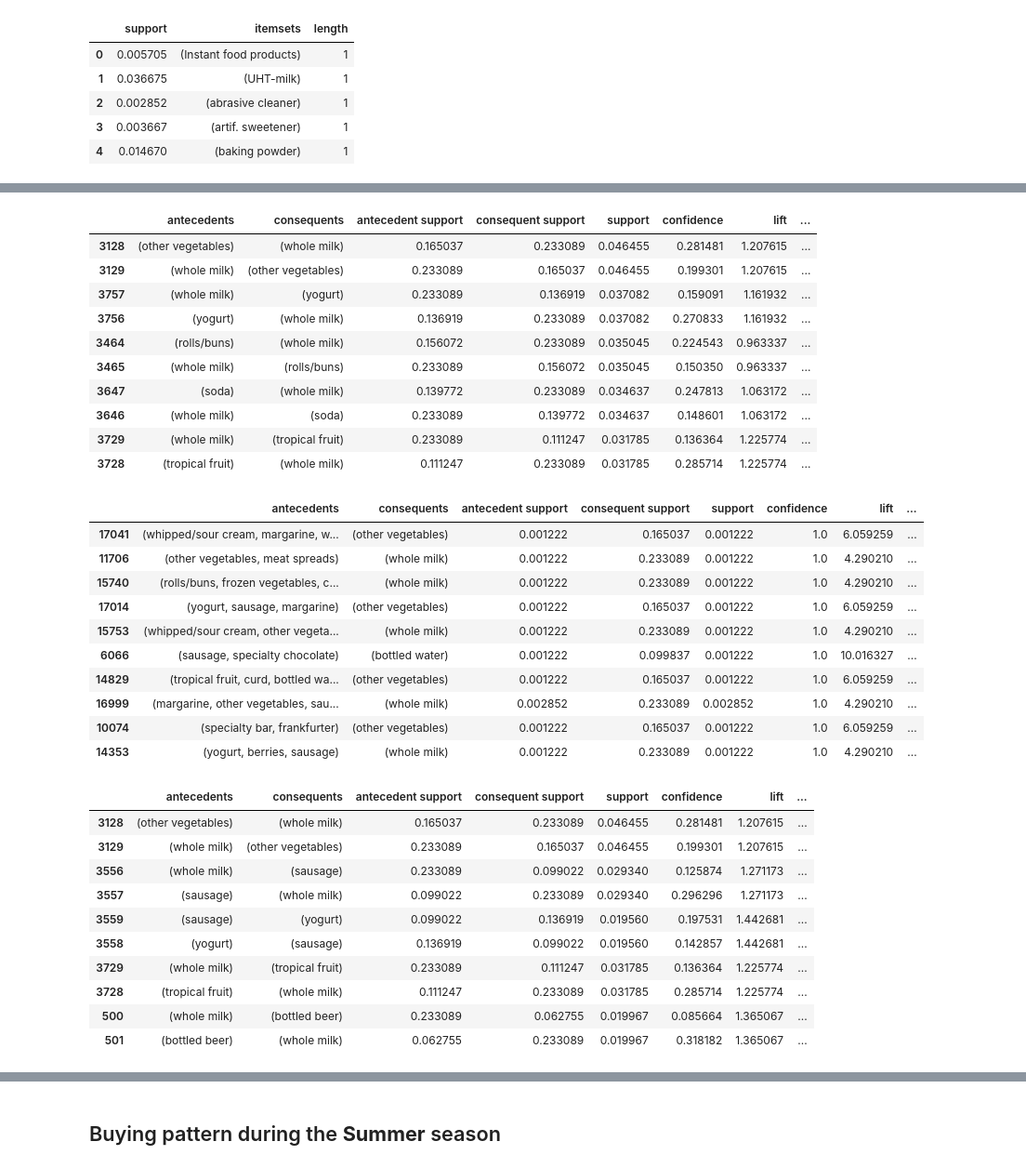
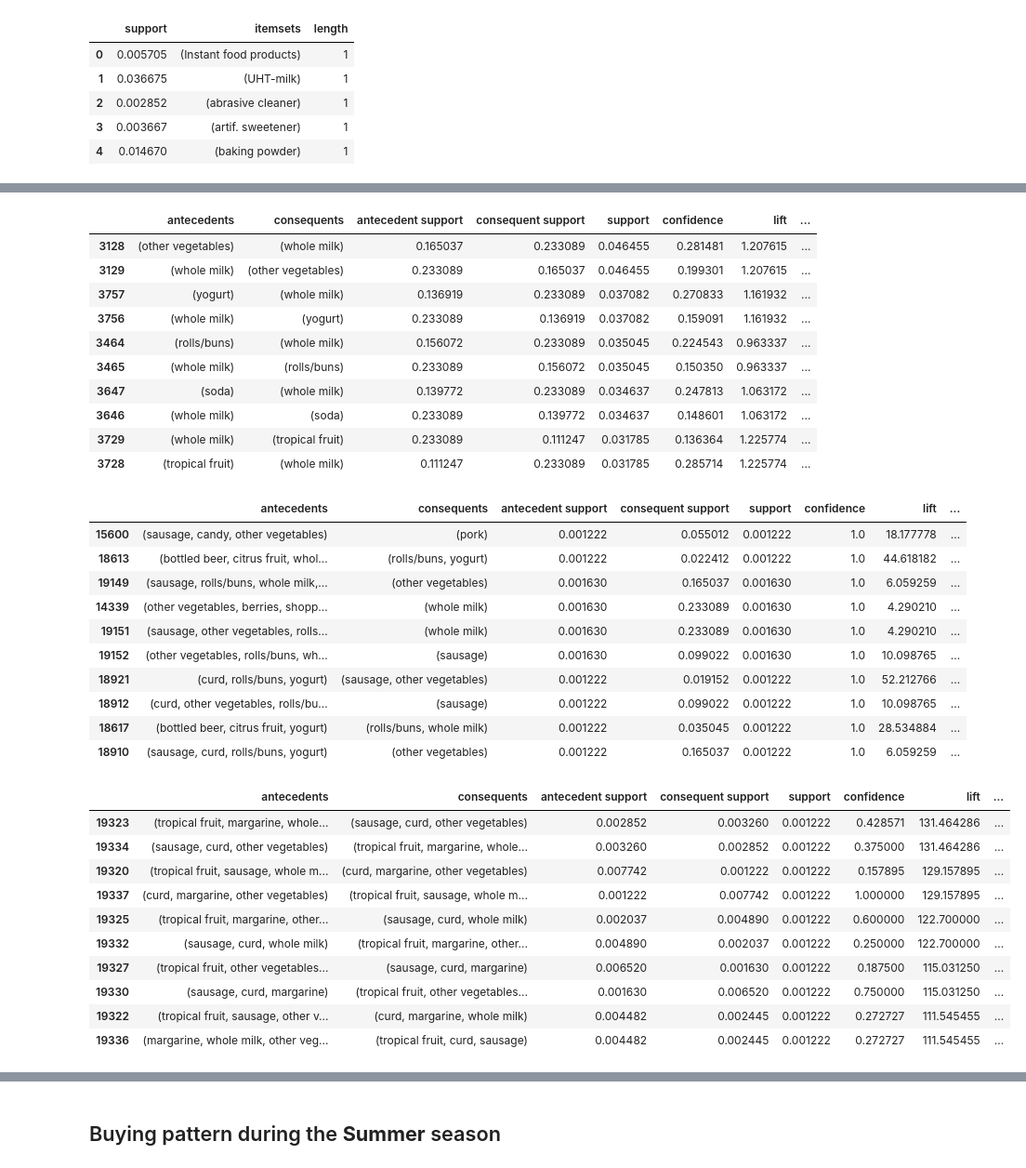
Before and after one commit to joyb05/Market-Basket-Analysis, a Jupyter notebook: Market_Basket_Analysis_Groceries_Dataset.ipynb, the cells around one changed output, grey strips where cells are left out. Shown at 93% size. Saved outputs shown, nothing was run; the diff lists cells and outputs as text; code cells hidden in the pictures.

```diff
--- a/Market_Basket_Analysis_Groceries_Dataset.ipynb
+++ b/Market_Basket_Analysis_Groceries_Dataset.ipynb
@@ -63,8 +63,6 @@ df.head()
 | 2 | 2300 | 2015-09-19 | pip fruit | 19 | 9 | 2015 | Saturday |
 | 3 | 1187 | 2015-12-12 | other vegetables | 12 | 12 | 2015 | Saturday |
 | 4 | 3037 | 2015-01-02 | whole milk | 2 | 1 | 2015 | Friday |
-# %%
-df.drop('Date', axis = 1, inplace = True)
 # %%
 df.info()
 # %% [output]
@@ -123,8 +121,6 @@ plt.show()
 [figure]
 # %% [markdown]
 ## Understanding the patterns in the data
-# %%
-df = pd.read_csv("/content/drive/MyDrive/Groceries_dataset.csv")
 # %%
 member = df
 member
@@ -631,8 +617,8 @@ top_support2.head(10)
 |  | antecedents | consequents | antecedent support | consequent support | support | confidence | lift | ... |
 | 3128 | (other vegetables) | (whole milk) | 0.165037 | 0.233089 | 0.046455 | 0.281481 | 1.207615 | ... |
 | 3129 | (whole milk) | (other vegetables) | 0.233089 | 0.165037 | 0.046455 | 0.199301 | 1.207615 | ... |
-| 3757 | (whole milk) | (yogurt) | 0.233089 | 0.136919 | 0.037082 | 0.159091 | 1.161932 | ... |
-| 3756 | (yogurt) | (whole milk) | 0.136919 | 0.233089 | 0.037082 | 0.270833 | 1.161932 | ... |
+| 3757 | (yogurt) | (whole milk) | 0.136919 | 0.233089 | 0.037082 | 0.270833 | 1.161932 | ... |
+| 3756 | (whole milk) | (yogurt) | 0.233089 | 0.136919 | 0.037082 | 0.159091 | 1.161932 | ... |
 | 3464 | (rolls/buns) | (whole milk) | 0.156072 | 0.233089 | 0.035045 | 0.224543 | 0.963337 | ... |
 | 3465 | (whole milk) | (rolls/buns) | 0.233089 | 0.156072 | 0.035045 | 0.150350 | 0.963337 | ... |
 | 3647 | (soda) | (whole milk) | 0.139772 | 0.233089 | 0.034637 | 0.247813 | 1.063172 | ... |
@@ -644,28 +630,28 @@ top_confidence2 = rules2.sort_values('confidence', ascending= False)
 top_confidence2.head(10)
 # %% [output]
 |  | antecedents | consequents | antecedent support | consequent support | support | confidence | lift | ... |
-| 17041 | (whipped/sour cream, margarine, w... | (other vegetables) | 0.001222 | 0.165037 | 0.001222 | 1.0 | 6.059259 | ... |
-| 11706 | (other vegetables, meat spreads) | (whole milk) | 0.001222 | 0.233089 | 0.001222 | 1.0 | 4.290210 | ... |
-| 15740 | (rolls/buns, frozen vegetables, c... | (whole milk) | 0.001222 | 0.233089 | 0.001222 | 1.0 | 4.290210 | ... |
-| 17014 | (yogurt, sausage, margarine) | (other vegetables) | 0.001222 | 0.165037 | 0.001222 | 1.0 | 6.059259 | ... |
-| 15753 | (whipped/sour cream, other vegeta... | (whole milk) | 0.001222 | 0.233089 | 0.001222 | 1.0 | 4.290210 | ... |
-| 6066 | (sausage, specialty chocolate) | (bottled water) | 0.001222 | 0.099837 | 0.001222 | 1.0 | 10.016327 | ... |
-| 14829 | (tropical fruit, curd, bottled wa... | (other vegetables) | 0.001222 | 0.165037 | 0.001222 | 1.0 | 6.059259 | ... |
-| 16999 | (margarine, other vegetables, sau... | (whole milk) | 0.002852 | 0.233089 | 0.002852 | 1.0 | 4.290210 | ... |
-| 10074 | (specialty bar, frankfurter) | (other vegetables) | 0.001222 | 0.165037 | 0.001222 | 1.0 | 6.059259 | ... |
-| 14353 | (yogurt, berries, sausage) | (whole milk) | 0.001222 | 0.233089 | 0.001222 | 1.0 | 4.290210 | ... |
+| 15600 | (sausage, candy, other vegetables) | (pork) | 0.001222 | 0.055012 | 0.001222 | 1.0 | 18.177778 | ... |
+| 18613 | (bottled beer, citrus fruit, whol... | (rolls/buns, yogurt) | 0.001222 | 0.022412 | 0.001222 | 1.0 | 44.618182 | ... |
+| 19149 | (sausage, rolls/buns, whole milk,... | (other vegetables) | 0.001630 | 0.165037 | 0.001630 | 1.0 | 6.059259 | ... |
+| 14339 | (other vegetables, berries, shopp... | (whole milk) | 0.001630 | 0.233089 | 0.001630 | 1.0 | 4.290210 | ... |
+| 19151 | (sausage, other vegetables, rolls... | (whole milk) | 0.001630 | 0.233089 | 0.001630 | 1.0 | 4.290210 | ... |
+| 19152 | (other vegetables, rolls/buns, wh... | (sausage) | 0.001630 | 0.099022 | 0.001630 | 1.0 | 10.098765 | ... |
+| 18921 | (curd, rolls/buns, yogurt) | (sausage, other vegetables) | 0.001222 | 0.019152 | 0.001222 | 1.0 | 52.212766 | ... |
+| 18912 | (curd, other vegetables, rolls/bu... | (sausage) | 0.001222 | 0.099022 | 0.001222 | 1.0 | 10.098765 | ... |
+| 18617 | (bottled beer, citrus fruit, yogurt) | (rolls/buns, whole milk) | 0.001222 | 0.035045 | 0.001222 | 1.0 | 28.534884 | ... |
+| 18910 | (sausage, curd, rolls/buns, yogurt) | (other vegetables) | 0.001222 | 0.165037 | 0.001222 | 1.0 | 6.059259 | ... |
 # %%
-top_leverage2 = rules2.sort_values('leverage', ascending= False)
-top_leverage2.head(10)
+top_confidence2 = rules2.sort_values('lift', ascending= False)
+top_confidence2.head(10)
 # %% [output]
 |  | antecedents | consequents | antecedent support | consequent support | support | confidence | lift | ... |
-| 3128 | (other vegetables) | (whole milk) | 0.165037 | 0.233089 | 0.046455 | 0.281481 | 1.207615 | ... |
-| 3129 | (whole milk) | (other vegetables) | 0.233089 | 0.165037 | 0.046455 | 0.199301 | 1.207615 | ... |
-| 3556 | (whole milk) | (sausage) | 0.233089 | 0.099022 | 0.029340 | 0.125874 | 1.271173 | ... |
-| 3557 | (sausage) | (whole milk) | 0.099022 | 0.233089 | 0.029340 | 0.296296 | 1.271173 | ... |
-| 3559 | (sausage) | (yogurt) | 0.099022 | 0.136919 | 0.019560 | 0.197531 | 1.442681 | ... |
-| 3558 | (yogurt) | (sausage) | 0.136919 | 0.099022 | 0.019560 | 0.142857 | 1.442681 | ... |
-| 3729 | (whole milk) | (tropical fruit) | 0.233089 | 0.111247 | 0.031785 | 0.136364 | 1.225774 | ... |
-| 3728 | (tropical fruit) | (whole milk) | 0.111247 | 0.233089 | 0.031785 | 0.285714 | 1.225774 | ... |
-| 500 | (whole milk) | (bottled beer) | 0.233089 | 0.062755 | 0.019967 | 0.085664 | 1.365067 | ... |
-| 501 | (bottled beer) | (whole milk) | 0.062755 | 0.233089 | 0.019967 | 0.318182 | 1.365067 | ... |
+| 19323 | (tropical fruit, margarine, whole... | (sausage, curd, other vegetables) | 0.002852 | 0.003260 | 0.001222 | 0.428571 | 131.464286 | ... |
+| 19334 | (sausage, curd, other vegetables) | (tropical fruit, margarine, whole... | 0.003260 | 0.002852 | 0.001222 | 0.375000 | 131.464286 | ... |
+| 19320 | (tropical fruit, sausage, whole m... | (curd, margarine, other vegetables) | 0.007742 | 0.001222 | 0.001222 | 0.157895 | 129.157895 | ... |
+| 19337 | (curd, margarine, other vegetables) | (tropical fruit, sausage, whole m... | 0.001222 | 0.007742 | 0.001222 | 1.000000 | 129.157895 | ... |
+| 19325 | (tropical fruit, margarine, other... | (sausage, curd, whole milk) | 0.002037 | 0.004890 | 0.001222 | 0.600000 | 122.700000 | ... |
+| 19332 | (sausage, curd, whole milk) | (tropical fruit, margarine, other... | 0.004890 | 0.002037 | 0.001222 | 0.250000 | 122.700000 | ... |
+| 19327 | (tropical fruit, other vegetables... | (sausage, curd, margarine) | 0.006520 | 0.001630 | 0.001222 | 0.187500 | 115.031250 | ... |
+| 19330 | (sausage, curd, margarine) | (tropical fruit, other vegetables... | 0.001630 | 0.006520 | 0.001222 | 0.750000 | 115.031250 | ... |
+| 19322 | (tropical fruit, sausage, other v... | (curd, margarine, whole milk) | 0.004482 | 0.002445 | 0.001222 | 0.272727 | 111.545455 | ... |
+| 19336 | (margarine, whole milk, other veg... | (tropical fruit, curd, sausage) | 0.004482 | 0.002445 | 0.001222 | 0.272727 | 111.545455 | ... |
```
Also changed, not shown: parts of 47 cells of this notebook.
